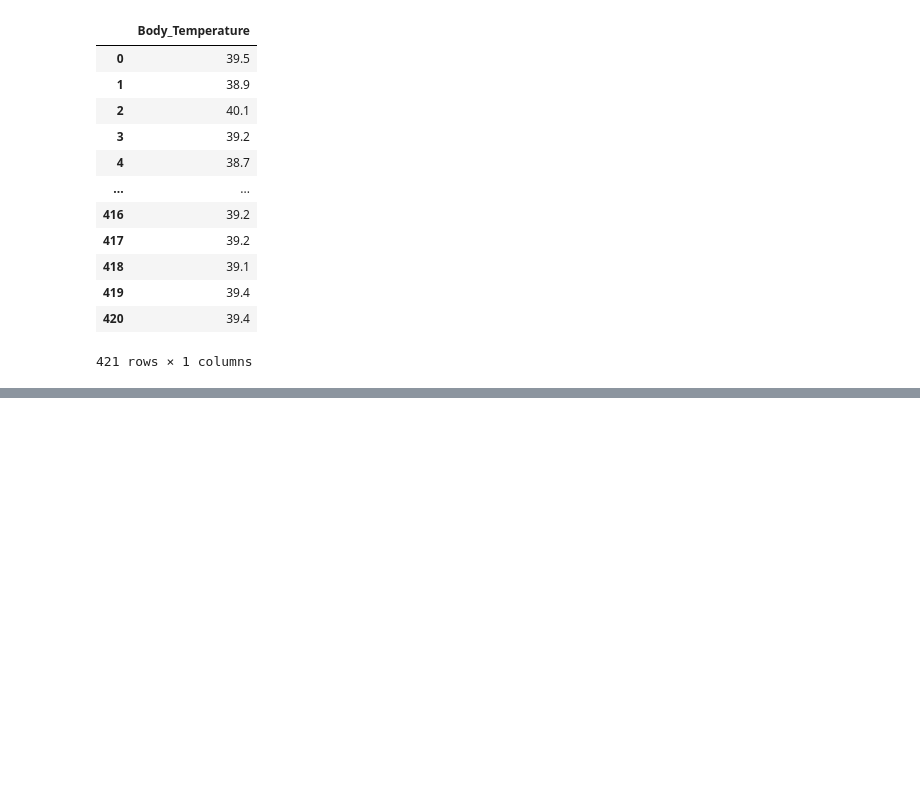
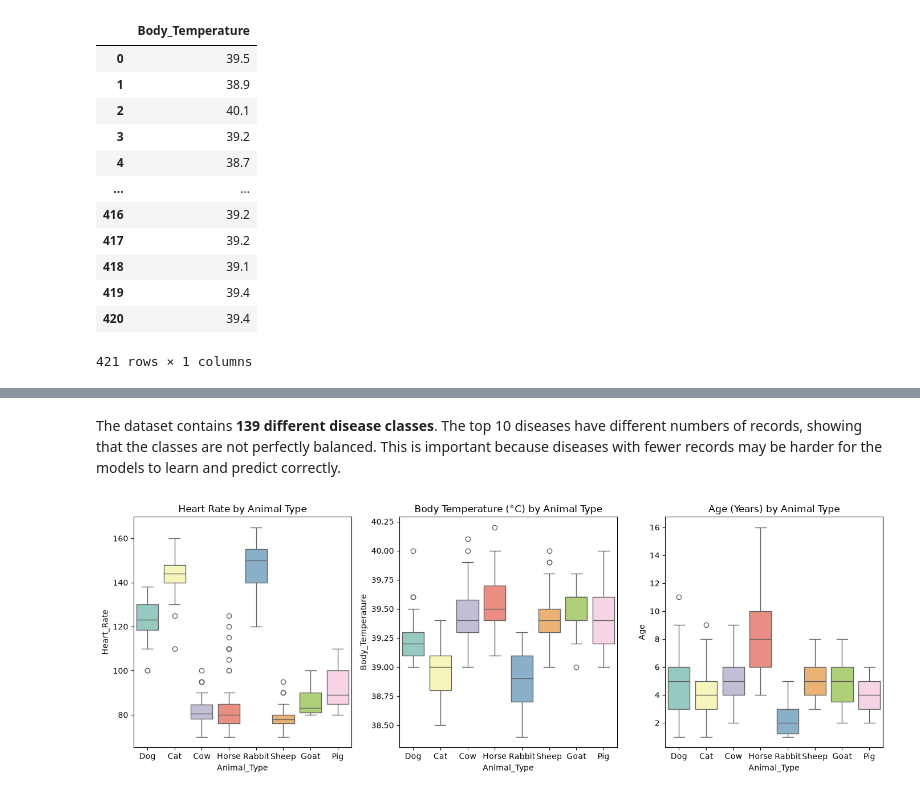
Before and after one commit to FatimaMesh/SymptoScan, a Jupyter notebook: symptoScan.ipynb, the cells around one changed output, grey strips where cells are left out. Cells and saved outputs as stored; diff of their text form; code cells hidden in the pictures; blank space fills up the shorter version.

```diff
--- a/symptoScan.ipynb
+++ b/symptoScan.ipynb
@@ -297,0 +329,18 @@ df_generated_copy = clean_duration(df_generated_copy)
+# %% [markdown]
+The dataset contains **139 different disease classes**. The top 10 diseases have different numbers of records, showing that the classes are not perfectly balanced. This is important because diseases with fewer records may be harder for the models to learn and predict correctly.
+# %%
+fig, axes = plt.subplots(1, 3, figsize=(14, 5))
+sns.boxplot(data=df_copy, x='Animal_Type', y='Heart_Rate', palette='Set3', ax=axes[0])
+axes[0].set_title('Heart Rate by Animal Type')
+
+sns.boxplot(data=df_copy, x='Animal_Type', y='Body_Temperature', palette='Set3', ax=axes[1])
+axes[1].set_title('Body Temperature (°C) by Animal Type')
+
+sns.boxplot(data=df_copy, x='Animal_Type', y='Age', palette='Set3', ax=axes[2])
+axes[2].set_title('Age (Years) by Animal Type')
+
+plt.tight_layout()
+plt.savefig('Visualization-image/vitals_distribution.png', dpi=300)
+plt.show()
+# %% [output]
+[figure, added]
```
Also changed, not shown: parts of 9 cells of this notebook, 5 other files.
